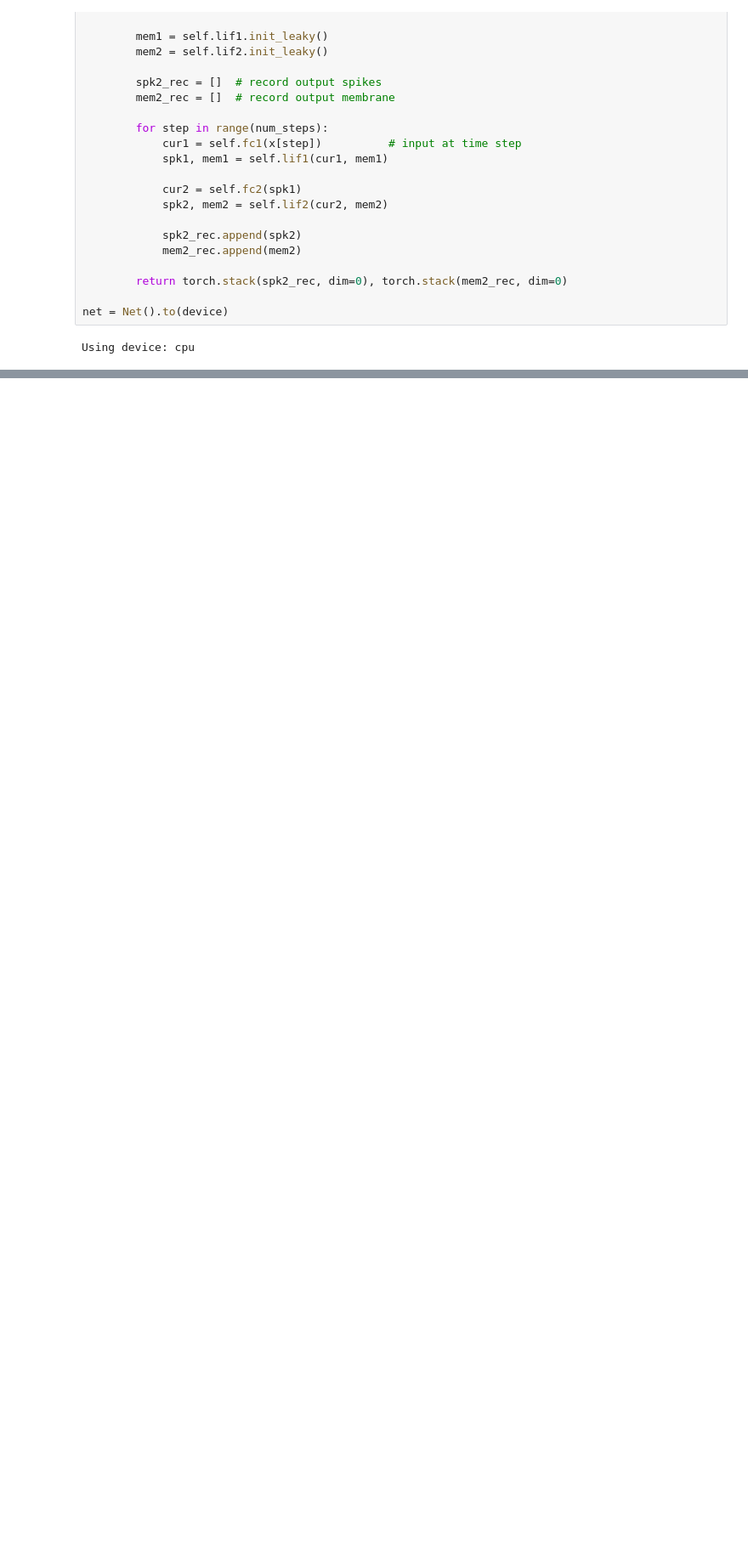
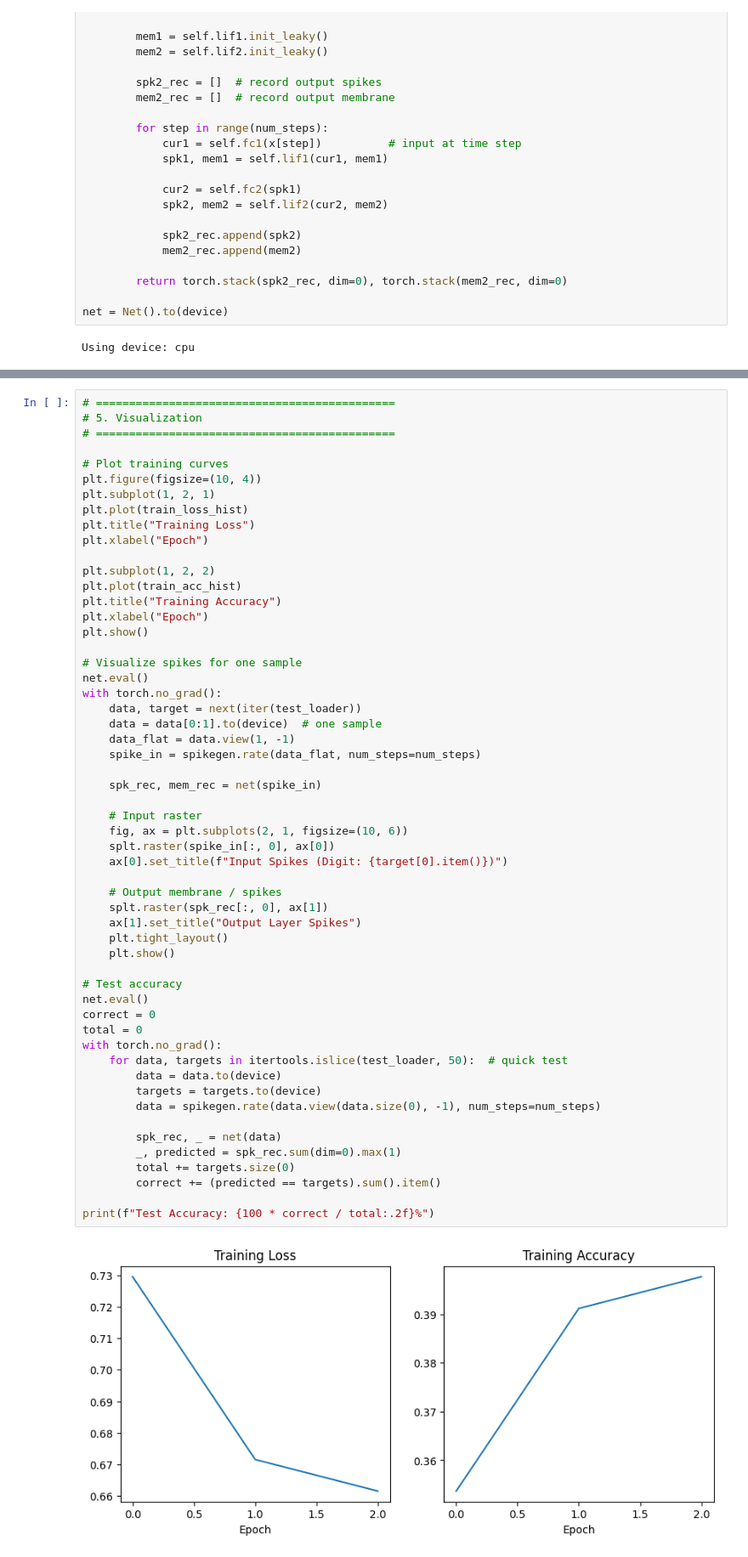
Before and after one commit to Storm00212/Data-science-and-ml-resource, a Jupyter notebook: Simple_snn_framework.ipynb, the cells around one changed output, grey strips where cells are left out. Shown at 85% size. Drawn from its saved outputs; the diff is of its cells as text; blank space fills up the shorter version.

```diff
--- a/Simple_snn_framework.ipynb
+++ b/Simple_snn_framework.ipynb
@@ -86,0 +134,57 @@ Using device: cpu
+# %%
+# =============================================
+# 5. Visualization
+# =============================================
+
+# Plot training curves
+plt.figure(figsize=(10, 4))
+plt.subplot(1, 2, 1)
+plt.plot(train_loss_hist)
+plt.title("Training Loss")
+plt.xlabel("Epoch")
+
+plt.subplot(1, 2, 2)
+plt.plot(train_acc_hist)
+plt.title("Training Accuracy")
+plt.xlabel("Epoch")
+plt.show()
+
+# Visualize spikes for one sample
+net.eval()
+with torch.no_grad():
+    data, target = next(iter(test_loader))
+    data = data[0:1].to(device)  # one sample
+    data_flat = data.view(1, -1)
+    spike_in = spikegen.rate(data_flat, num_steps=num_steps)
+
+    spk_rec, mem_rec = net(spike_in)
+
+    # Input raster
+    fig, ax = plt.subplots(2, 1, figsize=(10, 6))
+    splt.raster(spike_in[:, 0], ax[0])
+    ax[0].set_title(f"Input Spikes (Digit: {target[0].item()})")
+
+    # Output membrane / spikes
+    splt.raster(spk_rec[:, 0], ax[1])
+    ax[1].set_title("Output Layer Spikes")
+    plt.tight_layout()
+    plt.show()
+
+# Test accuracy
+net.eval()
+correct = 0
+total = 0
+with torch.no_grad():
+    for data, targets in itertools.islice(test_loader, 50):  # quick test
+        data = data.to(device)
+        targets = targets.to(device)
+        data = spikegen.rate(data.view(data.size(0), -1), num_steps=num_steps)
+
+        spk_rec, _ = net(data)
+        _, predicted = spk_rec.sum(dim=0).max(1)
+        total += targets.size(0)
+        correct += (predicted == targets).sum().item()
+
+print(f"Test Accuracy: {100 * correct / total:.2f}%")
+# %% [output]
+[figure, added]
```
Also changed, not shown: parts of 2 cells of this notebook.
